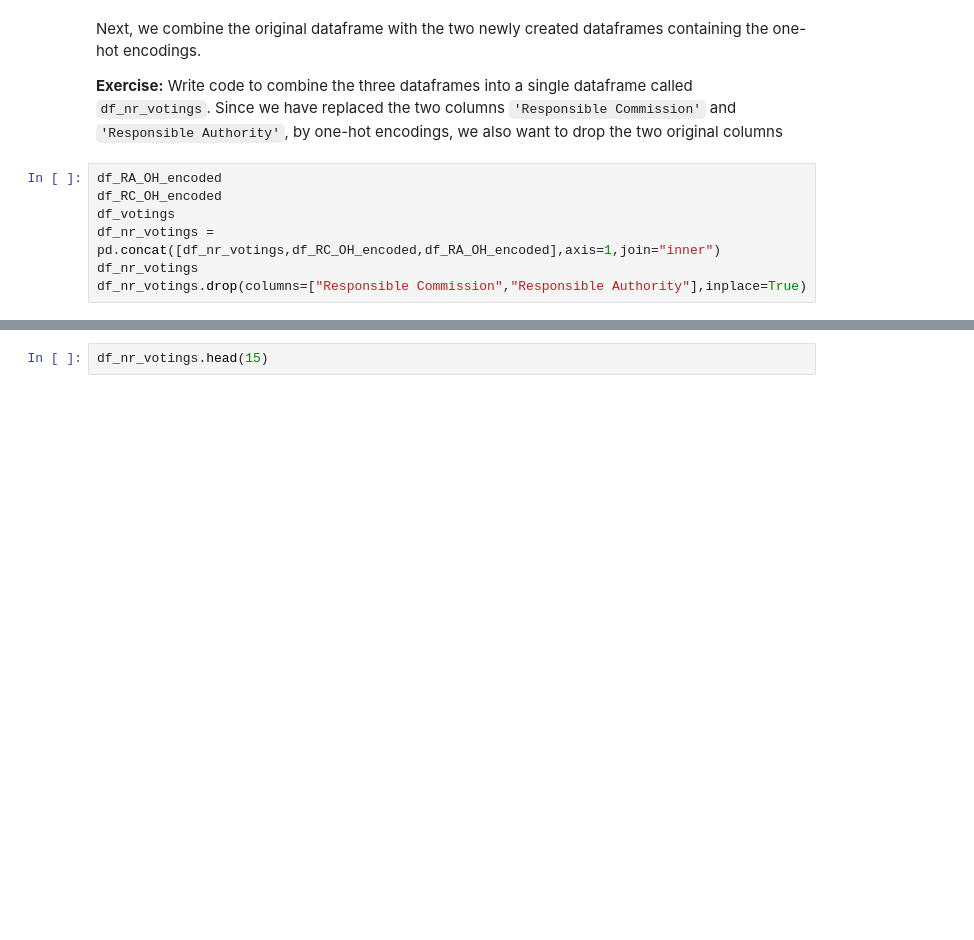
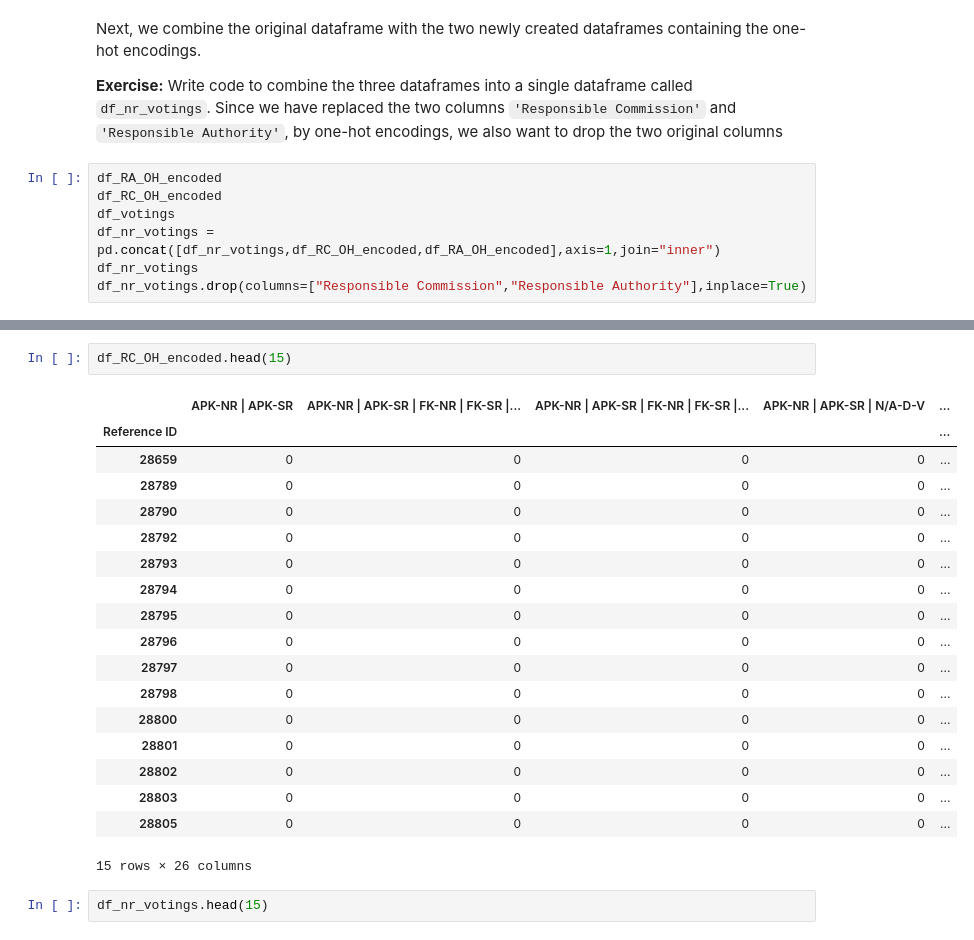
Before and after one commit to andrealuzzi/Block3, a Jupyter notebook: Project_5_Data_Preparation.ipynb, the cells around one changed output, grey strips where cells are left out. Saved outputs shown, nothing was run; the diff lists cells and outputs as text; blank space fills up the shorter version.

```diff
--- a/Project_5_Data_Preparation.ipynb
+++ b/Project_5_Data_Preparation.ipynb
@@ -423,3 +443,24 @@ df_nr_votings.drop(columns=["Responsible Commission","Responsible Authority"],in
+# %%
+df_RC_OH_encoded.head(15)
+# %% [output]
+|  | APK-NR | APK-SR | APK-NR | APK-SR | FK-NR | FK-SR |... | APK-NR | APK-SR | FK-NR | FK-SR |... | APK-NR | APK-SR | N/A-D-V | ... |
+| Reference ID |  |  |  |  | ... |
+| 28659 | 0 | 0 | 0 | 0 | ... |
+| 28789 | 0 | 0 | 0 | 0 | ... |
+| 28790 | 0 | 0 | 0 | 0 | ... |
+| 28792 | 0 | 0 | 0 | 0 | ... |
+| 28793 | 0 | 0 | 0 | 0 | ... |
+| 28794 | 0 | 0 | 0 | 0 | ... |
+| 28795 | 0 | 0 | 0 | 0 | ... |
+| 28796 | 0 | 0 | 0 | 0 | ... |
+| 28797 | 0 | 0 | 0 | 0 | ... |
+| 28798 | 0 | 0 | 0 | 0 | ... |
+| 28800 | 0 | 0 | 0 | 0 | ... |
+| 28801 | 0 | 0 | 0 | 0 | ... |
+| 28802 | 0 | 0 | 0 | 0 | ... |
+| 28803 | 0 | 0 | 0 | 0 | ... |
+| 28805 | 0 | 0 | 0 | 0 | ... |
+15 rows × 26 columns
 # %%
 df_nr_votings.head(15)
 # %% [output]
```
Also changed, not shown: parts of 2 cells of this notebook.
